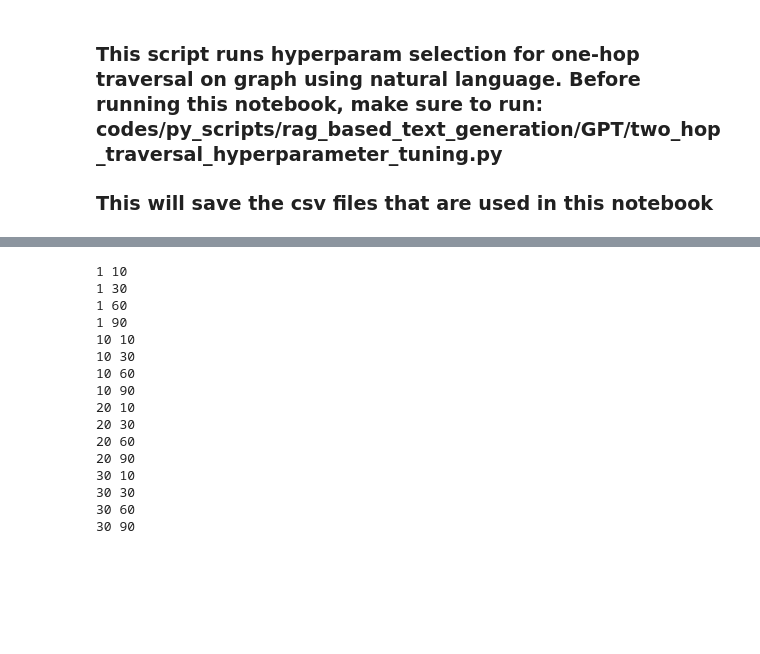
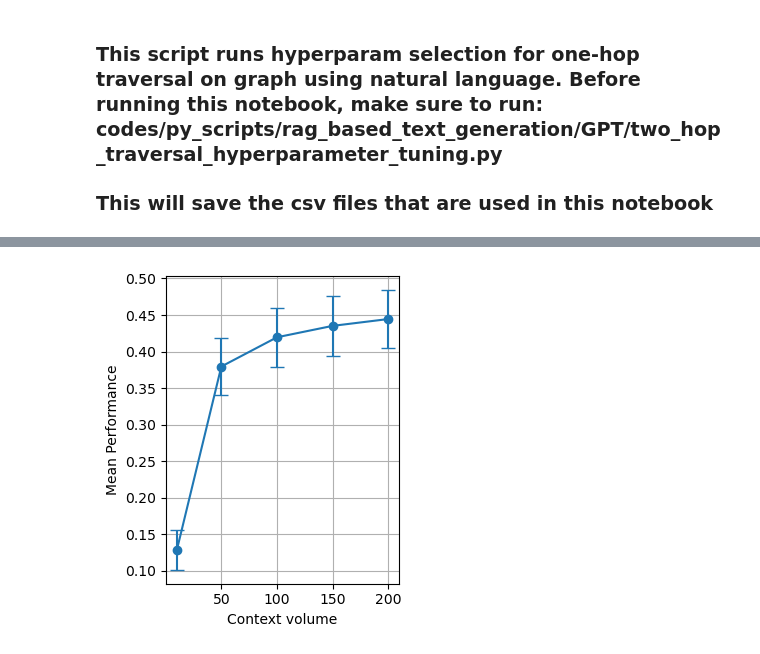
Before and after one commit to BaranziniLab/KG_RAG, a Jupyter notebook: codes/llm_notebooks/analysis/hyper_param_tuning_for_two_hop_traversal.ipynb, the cells around one changed output, grey strips where cells are left out. Saved outputs shown, nothing was run; the diff lists cells and outputs as text; code cells hidden in the pictures; blank space fills up the shorter version.

```diff
--- a/codes/llm_notebooks/analysis/hyper_param_tuning_for_two_hop_traversal.ipynb
+++ b/codes/llm_notebooks/analysis/hyper_param_tuning_for_two_hop_traversal.ipynb
@@ -53,5 +53,5 @@ FILES = [
 ]
 # %%
-df = pd.read_csv(os.path.join(PARENT_PATH, FILES[2]))
+df = pd.read_csv(os.path.join(PARENT_PATH, FILES[0]))
 df
 # %% [output]
@@ -138,3 +71,23 @@ ll_performance_list
+# %%
+llm_performance_list = []
+for file in tqdm(FILES):
+    df = pd.read_csv(os.path.join(PARENT_PATH, file))
+    df.dropna(subset=["llm_answer"], inplace=True)
+    llm_performance_list_across_questions = []
+    for index, row in df.iterrows():
+        ground_truth = ast.literal_eval(row["central_nodes_groundTruth"])
+        try:
+            llm_answer = json.loads(row["llm_answer"])
+        except:
+            try:
+                llm_answer = ast.literal_eval(row["llm_answer"].split("Nodes:")[-1])
+            except:
+                llm_answer = []
+        if not isinstance(llm_answer, list):
+            llm_result = llm_answer["Nodes"]
+        else:
+            llm_result = llm_answer
+        llm_performance_list_across_questions.append(jaccard_similarity(ground_truth, llm_result))
+    llm_performance_list.append((np.mean(llm_performance_list_across_questions), np.std(llm_performance_list_across_questions), sem(llm_performance_list_across_questions), row["context_volume"]))
 # %%
-hyperparam_perf = pd.DataFrame(llm_performance_list, columns=["performance_mean", "performance_std", "performance_sem", "max_node_hits", "context_similarity_threshold"])
-hyperparam_perf
+hyperparam_perf = pd.DataFrame(llm_performance_list, columns=["performance_mean", "performance_std", "performance_sem", "context_volume"])
@@ -159,25 +94,21 @@ hyperparam_perf
-# %%
-MAX_NODE_HITS_LIST = [1, 10, 20, 30]
-QUESTION_VS_CONTEXT_SIMILARITY_PERCENTILE_THRESHOLD_LIST = [10, 30, 60, 90]
-
-for node_hit_index, MAX_NODE_HITS in enumerate(MAX_NODE_HITS_LIST):
-    answer_list = []
-    for threshold_index, QUESTION_VS_CONTEXT_SIMILARITY_PERCENTILE_THRESHOLD in enumerate(QUESTION_VS_CONTEXT_SIMILARITY_PERCENTILE_THRESHOLD_LIST):
-        print(MAX_NODE_HITS, QUESTION_VS_CONTEXT_SIMILARITY_PERCENTILE_THRESHOLD)
-# %% [output]
-1 10
-1 30
-1 60
-1 90
-10 10
-10 30
-10 60
-10 90
-20 10
-20 30
-20 60
-20 90
-30 10
-30 30
-30 60
-30 90
+# %%
+
+
+params = hyperparam_perf.context_volume.values
+mean_performance = hyperparam_perf.performance_mean.values
+std_deviation = hyperparam_perf.performance_std.values
+sem_value = hyperparam_perf.performance_sem.values
+
+fig = plt.figure(figsize=(3, 4))
+plt.errorbar(params, mean_performance, yerr=sem_value, fmt='o-', capsize=5, label='Performance')
+plt.xlabel('Context volume')
+plt.ylabel('Mean Performance')
+plt.grid(True)
+# plt.ylim(0.3,0.8)
+plt.show()
+
+figure_folder_name = "hyperparam_tuning"
+fig_filename = "../../../data/analysis_results/figures/{}/context_volume_two_hop.svg".format(figure_folder_name)
+fig.savefig(fig_filename, format='svg', bbox_inches='tight')
+# %% [output]
+[figure, added]
```
Also changed, not shown: parts of 7 cells of this notebook, 3 other files.
